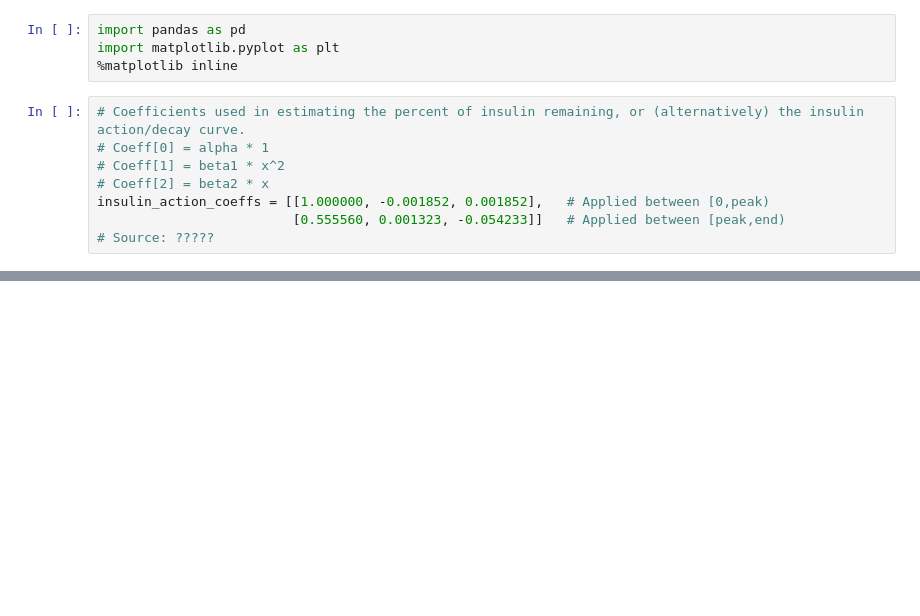
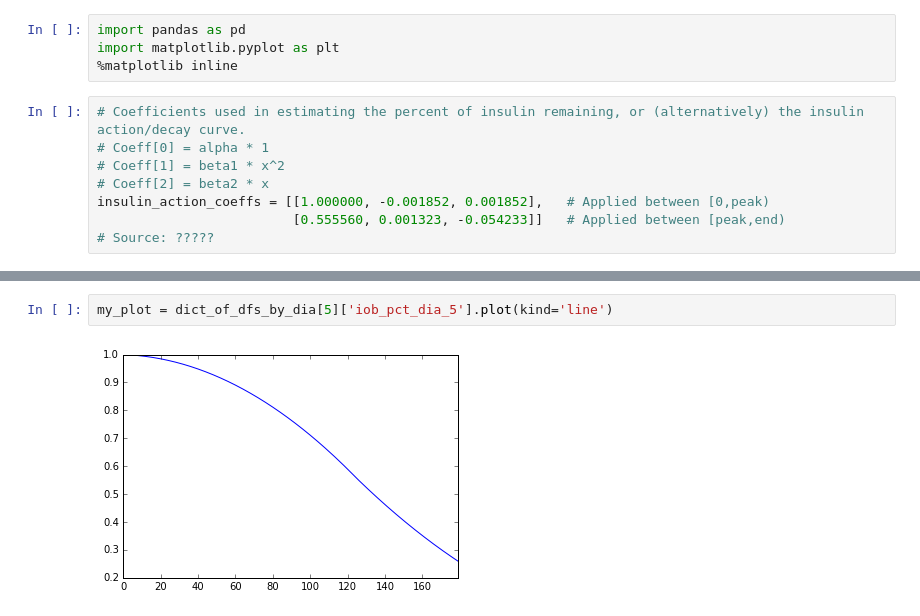
Before and after one commit to Nightscou2018/Replicate-OpenAPS-IOB-calcs, a Jupyter notebook: OpenAPS IOB Calculations.ipynb, the cells around one changed output, grey strips where cells are left out. Drawn from its saved outputs; the diff is of its cells as text; blank space fills up the shorter version.

```diff
--- a/OpenAPS IOB Calculations.ipynb
+++ b/OpenAPS IOB Calculations.ipynb
@@ -126,0 +71,4 @@ my_plot = iob_df['iob_pct'].plot(kind='line')
+# %%
+my_plot = dict_of_dfs_by_dia[5]['iob_pct_dia_5'].plot(kind='line')
+# %% [output]
+[figure, added]
```
Also changed, not shown: parts of 15 cells of this notebook.
